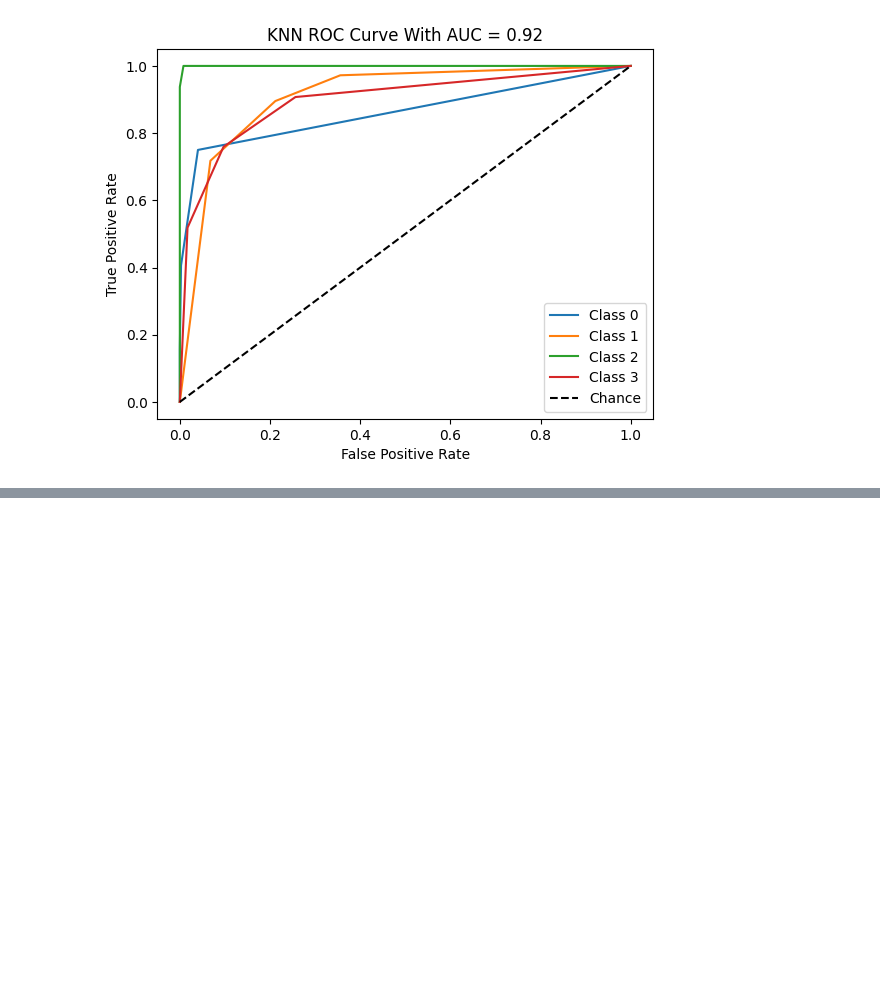
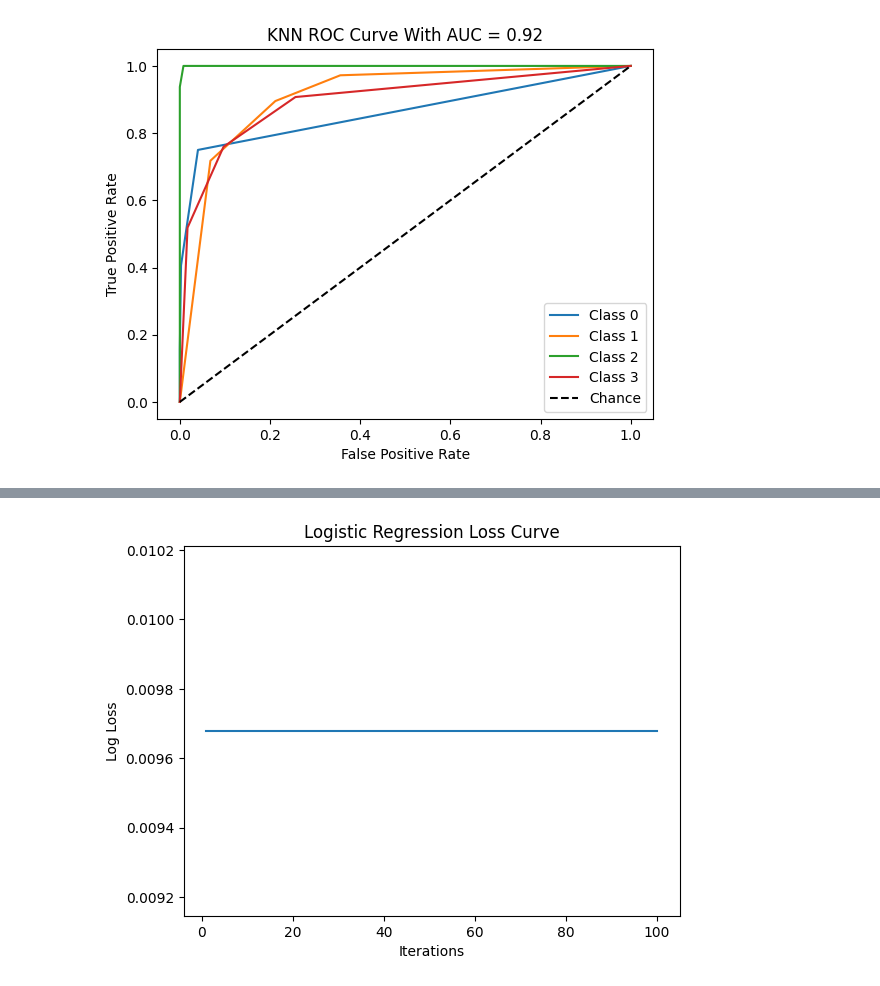
Before and after one commit to Ahmed2872003/MLProject, a Jupyter notebook: classifier_models.ipynb, the cells around one changed output, grey strips where cells are left out. Drawn from its saved outputs; the diff is of its cells as text; code cells hidden in the pictures; blank space fills up the shorter version.

```diff
--- a/classifier_models.ipynb
+++ b/classifier_models.ipynb
@@ -171,0 +169,6 @@ KeyboardInterrupt:
+# %%
+image_eval = reload(image_eval)
+
+image_eval.show_loss_curve(X_image_train, Y_image_train, "Logistic")
+# %% [output]
+[figure, added]
```
Also changed, not shown: parts of 2 cells of this notebook, 1 other file.
